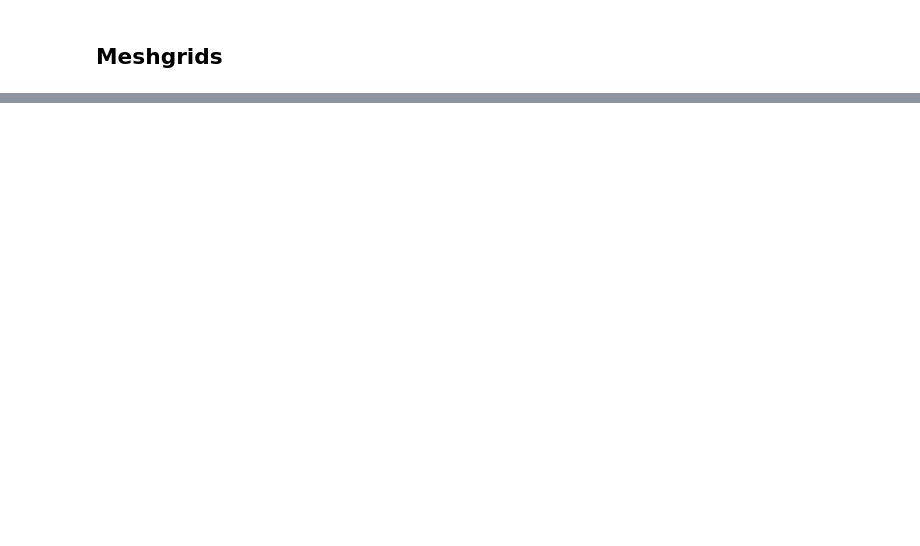
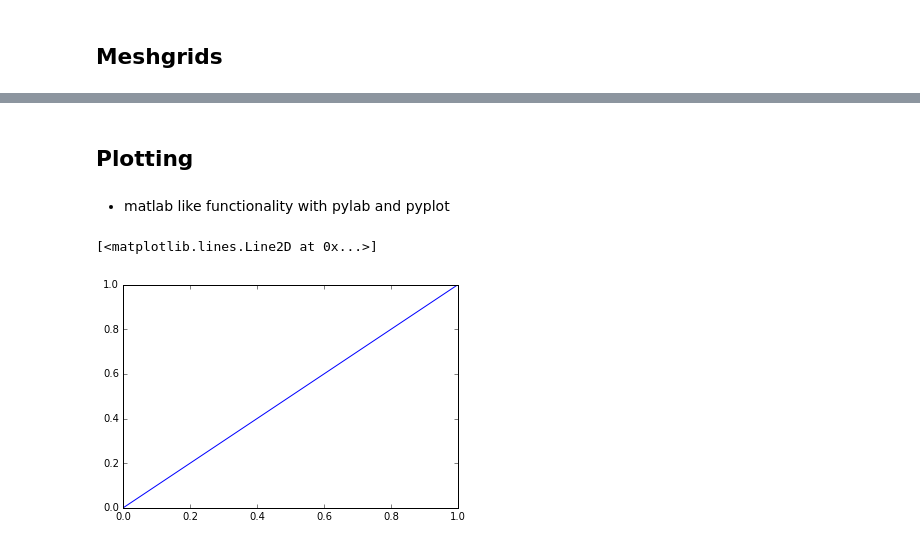
Before and after one commit to swcarpentry/python-second-language, a Jupyter notebook: code/numpy.ipynb, the cells around one changed output, grey strips where cells are left out. Cells and saved outputs as stored; diff of their text form; code cells hidden in the pictures; blank space fills up the shorter version.

```diff
--- a/code/numpy.ipynb
+++ b/code/numpy.ipynb
@@ -89,0 +142,9 @@ plt.show()
+# %% [markdown]
+## Plotting
+# %% [markdown]
+* matlab like functionality with pylab and pyplot
+# %%
+plt.plot([0, 1], [0, 1])
+# %% [output]
+[<matplotlib.lines.Line2D at 0x...>]
+[figure, added]
```
Also changed, not shown: parts of 22 cells of this notebook, 1 other file.
